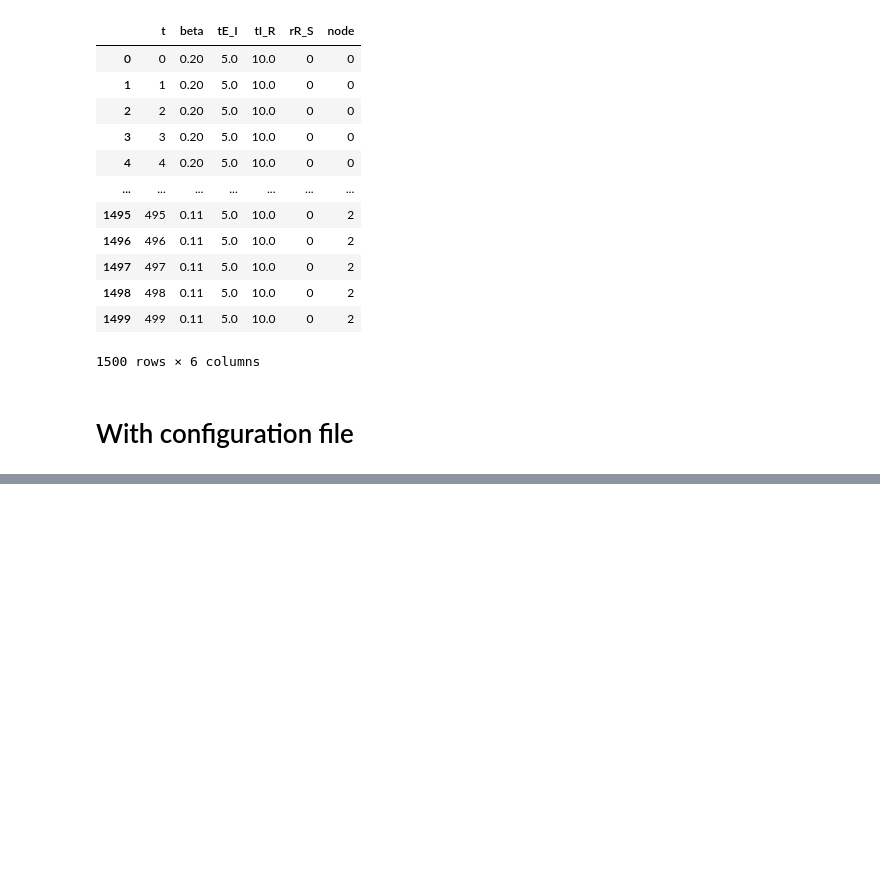
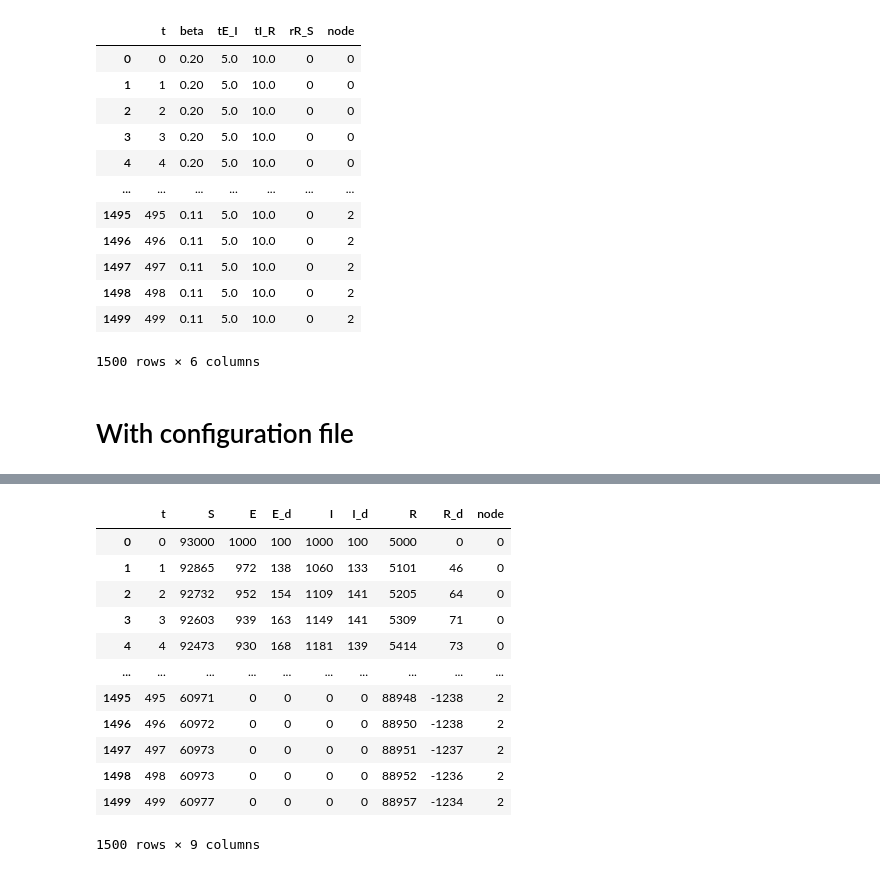
Before and after one commit to DLab/covid19geomodeller, a Jupyter notebook: Examples/SEIRMETA.ipynb, the cells around one changed output, grey strips where cells are left out. Saved outputs shown, nothing was run; the diff lists cells and outputs as text; code cells hidden in the pictures; blank space fills up the shorter version.

```diff
--- a/Examples/SEIRMETA.ipynb
+++ b/Examples/SEIRMETA.ipynb
@@ -109,0 +113,16 @@ TypeError: can't multiply sequence by non-int of type 'list'
+# %%
+seir2.results
+# %% [output]
+|  | t | S | E | E_d | I | I_d | R | R_d | node |
+| 0 | 0 | 93000 | 1000 | 100 | 1000 | 100 | 5000 | 0 | 0 |
+| 1 | 1 | 92865 | 972 | 138 | 1060 | 133 | 5101 | 46 | 0 |
+| 2 | 2 | 92732 | 952 | 154 | 1109 | 141 | 5205 | 64 | 0 |
+| 3 | 3 | 92603 | 939 | 163 | 1149 | 141 | 5309 | 71 | 0 |
+| 4 | 4 | 92473 | 930 | 168 | 1181 | 139 | 5414 | 73 | 0 |
+| ... | ... | ... | ... | ... | ... | ... | ... | ... | ... |
+| 1495 | 495 | 60971 | 0 | 0 | 0 | 0 | 88948 | -1238 | 2 |
+| 1496 | 496 | 60972 | 0 | 0 | 0 | 0 | 88950 | -1238 | 2 |
+| 1497 | 497 | 60973 | 0 | 0 | 0 | 0 | 88951 | -1237 | 2 |
+| 1498 | 498 | 60973 | 0 | 0 | 0 | 0 | 88952 | -1236 | 2 |
+| 1499 | 499 | 60977 | 0 | 0 | 0 | 0 | 88957 | -1234 | 2 |
+1500 rows × 9 columns
```
Also changed, not shown: parts of 13 cells of this notebook, 5 other files.
